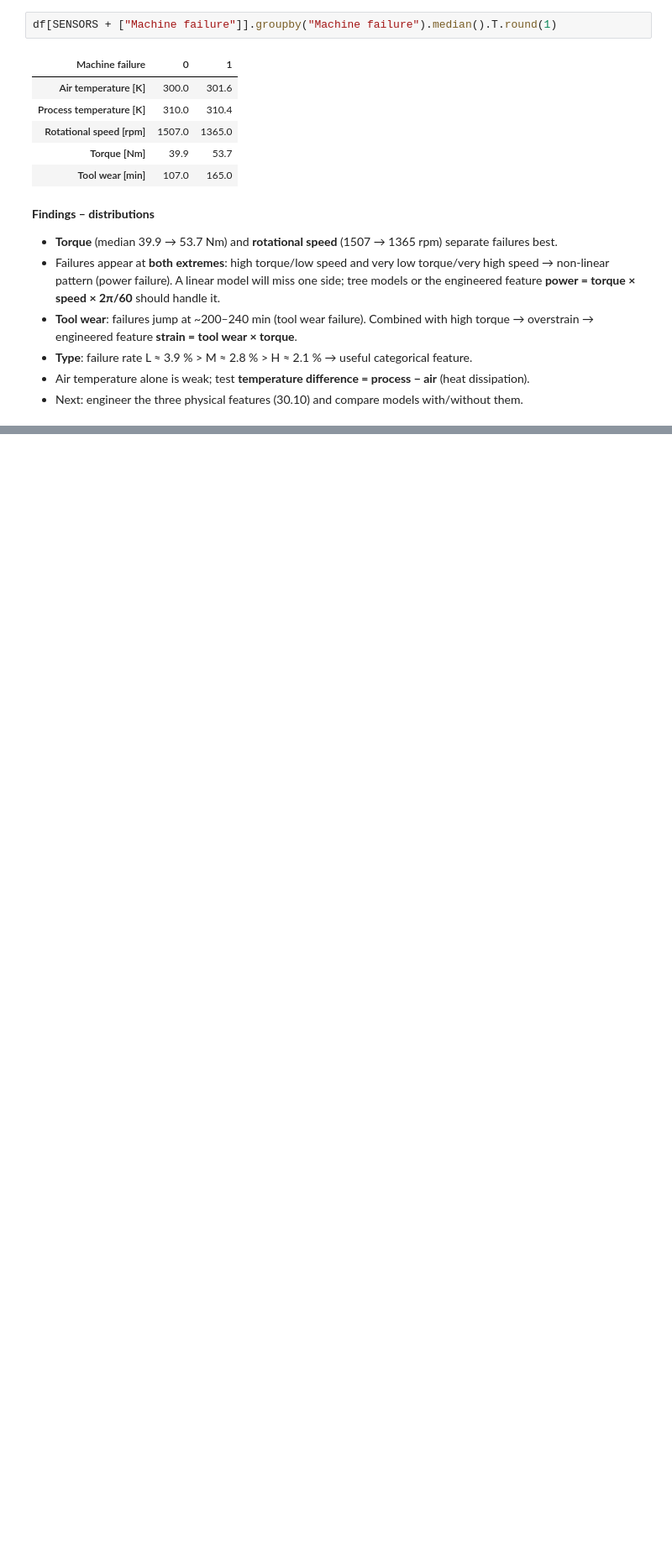
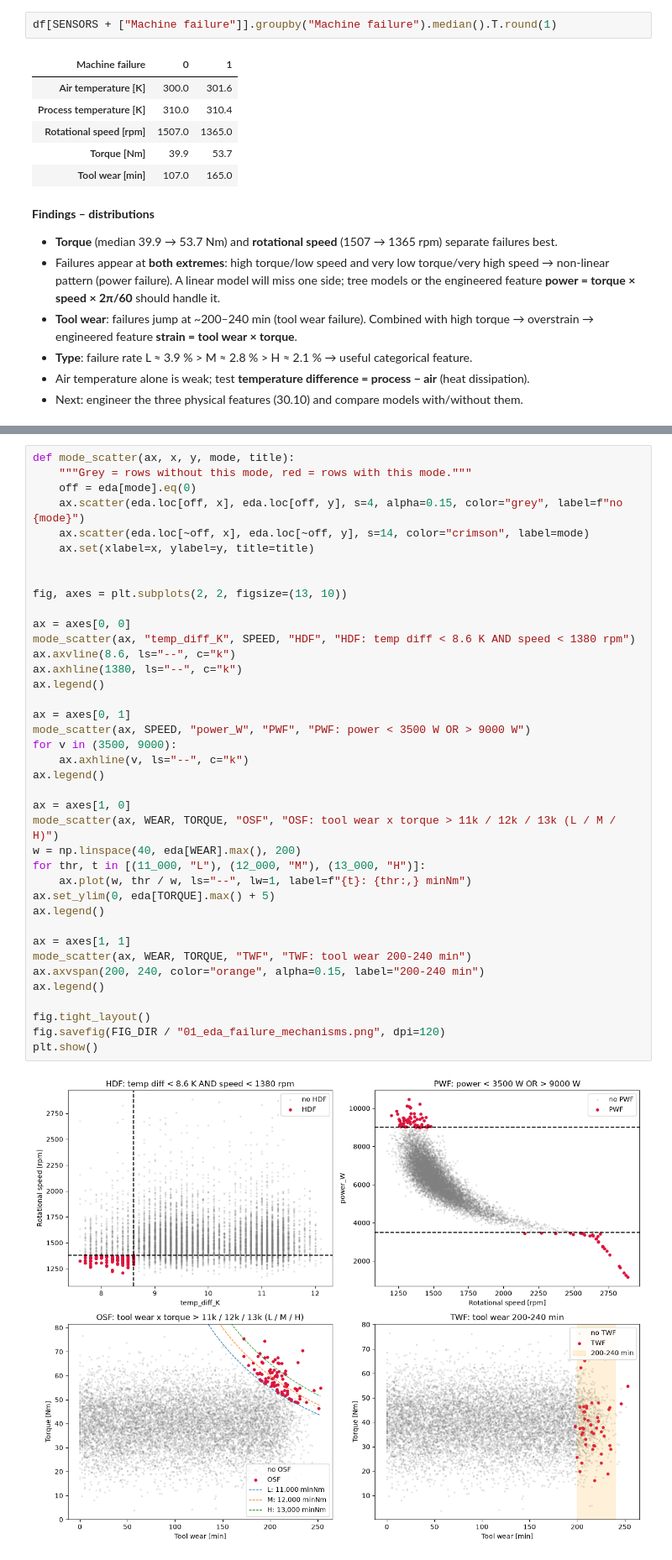
Before and after one commit to daneeshwalika-hash/failsense, a Jupyter notebook: notebooks/01_eda.ipynb, the cells around one changed output, grey strips where cells are left out. Shown at 84% size. Cells and saved outputs as stored; diff of their text form; blank space fills up the shorter version.

Commit message:
feat: add failure-mechanism EDA, correlation and leakage proof

```diff
--- a/notebooks/01_eda.ipynb
+++ b/notebooks/01_eda.ipynb
@@ -192,0 +272,41 @@ df[SENSORS + ["Machine failure"]].groupby("Machine failure").median().T.round(1)
+# %%
+def mode_scatter(ax, x, y, mode, title):
+    """Grey = rows without this mode, red = rows with this mode."""
+    off = eda[mode].eq(0)
+    ax.scatter(eda.loc[off, x], eda.loc[off, y], s=4, alpha=0.15, color="grey", label=f"no {mode}")
+    ax.scatter(eda.loc[~off, x], eda.loc[~off, y], s=14, color="crimson", label=mode)
+    ax.set(xlabel=x, ylabel=y, title=title)
+
+
+fig, axes = plt.subplots(2, 2, figsize=(13, 10))
+
+ax = axes[0, 0]
+mode_scatter(ax, "temp_diff_K", SPEED, "HDF", "HDF: temp diff < 8.6 K AND speed < 1380 rpm")
+ax.axvline(8.6, ls="--", c="k")
+ax.axhline(1380, ls="--", c="k")
+ax.legend()
+
+ax = axes[0, 1]
+mode_scatter(ax, SPEED, "power_W", "PWF", "PWF: power < 3500 W OR > 9000 W")
+for v in (3500, 9000):
+    ax.axhline(v, ls="--", c="k")
+ax.legend()
+
+ax = axes[1, 0]
+mode_scatter(ax, WEAR, TORQUE, "OSF", "OSF: tool wear x torque > 11k / 12k / 13k (L / M / H)")
+w = np.linspace(40, eda[WEAR].max(), 200)
+for thr, t in [(11_000, "L"), (12_000, "M"), (13_000, "H")]:
+    ax.plot(w, thr / w, ls="--", lw=1, label=f"{t}: {thr:,} minNm")
+ax.set_ylim(0, eda[TORQUE].max() + 5)
+ax.legend()
+
+ax = axes[1, 1]
+mode_scatter(ax, WEAR, TORQUE, "TWF", "TWF: tool wear 200-240 min")
+ax.axvspan(200, 240, color="orange", alpha=0.15, label="200-240 min")
+ax.legend()
+
+fig.tight_layout()
+fig.savefig(FIG_DIR / "01_eda_failure_mechanisms.png", dpi=120)
+plt.show()
+# %% [output]
+[figure, added]
```
Also changed, not shown: parts of 14 cells of this notebook, 2 other files.
